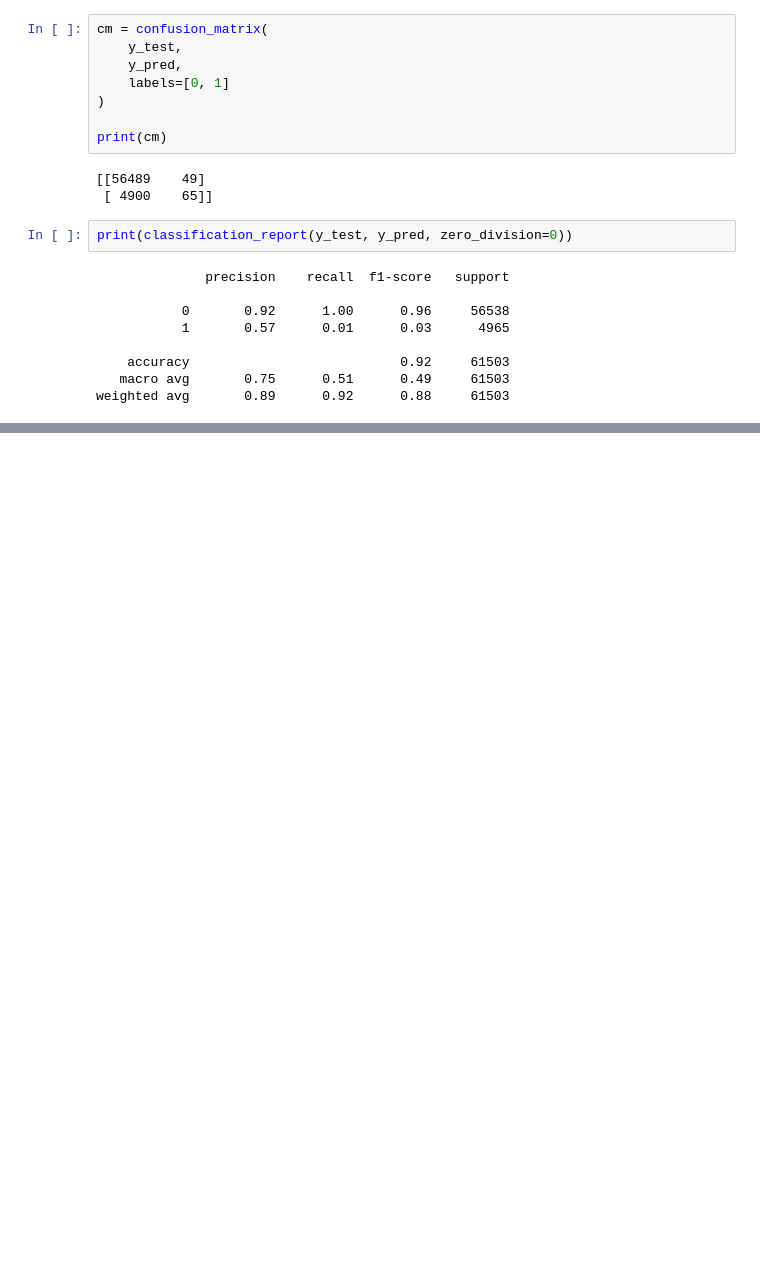
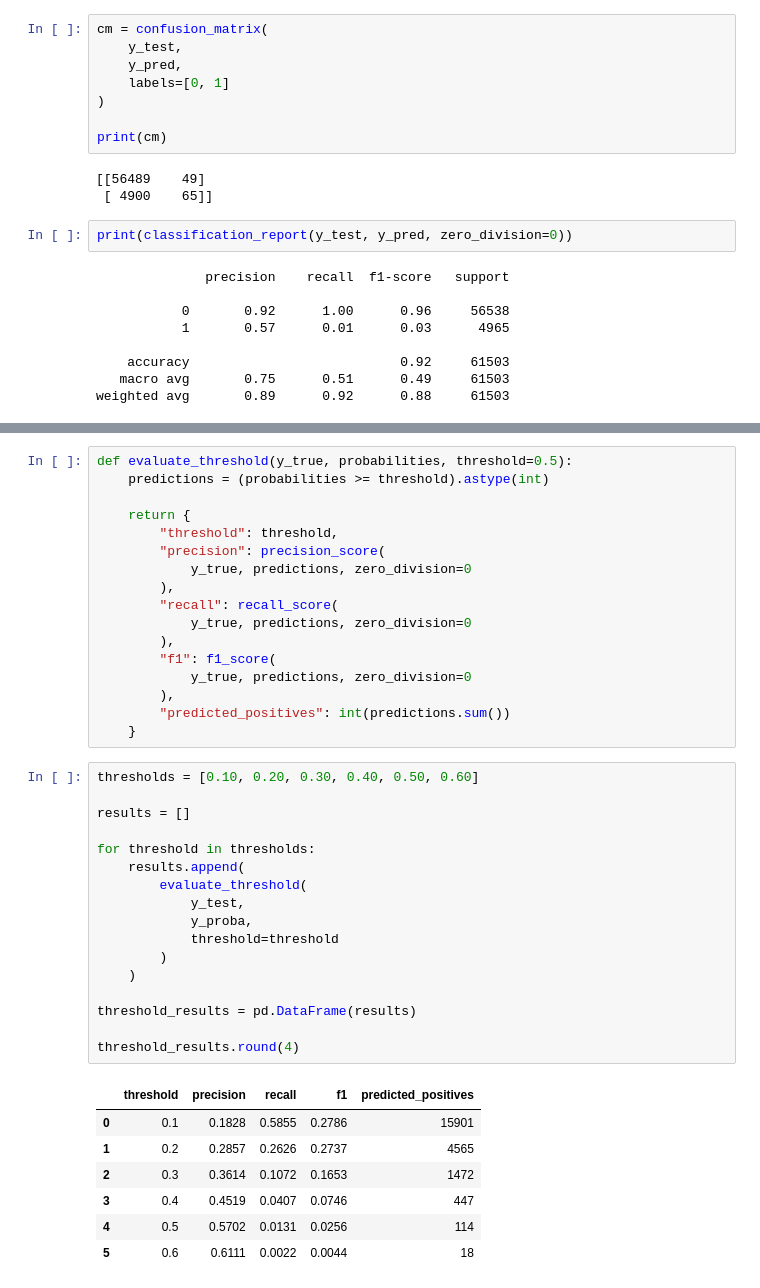
Before and after one commit to nareshlohar9146-netizen/finsight-AI, a Jupyter notebook: notebooks/07_model_evaluation.ipynb, the cells around one changed output, grey strips where cells are left out. Saved outputs shown, nothing was run; the diff lists cells and outputs as text; blank space fills up the shorter version.

Commit message:
Evaluate baseline model and analyze prediction thresholds

```diff
--- a/notebooks/07_model_evaluation.ipynb
+++ b/notebooks/07_model_evaluation.ipynb
@@ -195,0 +249,42 @@ weighted avg       0.89      0.92      0.88     61503
+# %%
+def evaluate_threshold(y_true, probabilities, threshold=0.5):
+    predictions = (probabilities >= threshold).astype(int)
+
+    return {
+        "threshold": threshold,
+        "precision": precision_score(
+            y_true, predictions, zero_division=0
+        ),
+        "recall": recall_score(
+            y_true, predictions, zero_division=0
+        ),
+        "f1": f1_score(
+            y_true, predictions, zero_division=0
+        ),
+        "predicted_positives": int(predictions.sum())
+    }
+# %%
+thresholds = [0.10, 0.20, 0.30, 0.40, 0.50, 0.60]
+
+results = []
+
+for threshold in thresholds:
+    results.append(
+        evaluate_threshold(
+            y_test,
+            y_proba,
+            threshold=threshold
+        )
+    )
+
+threshold_results = pd.DataFrame(results)
+
+threshold_results.round(4)
+# %% [output]
+|  | threshold | precision | recall | f1 | predicted_positives |
+| 0 | 0.1 | 0.1828 | 0.5855 | 0.2786 | 15901 |
+| 1 | 0.2 | 0.2857 | 0.2626 | 0.2737 | 4565 |
+| 2 | 0.3 | 0.3614 | 0.1072 | 0.1653 | 1472 |
+| 3 | 0.4 | 0.4519 | 0.0407 | 0.0746 | 447 |
+| 4 | 0.5 | 0.5702 | 0.0131 | 0.0256 | 114 |
+| 5 | 0.6 | 0.6111 | 0.0022 | 0.0044 | 18 |
```
Also changed, not shown: parts of 2 cells of this notebook.
